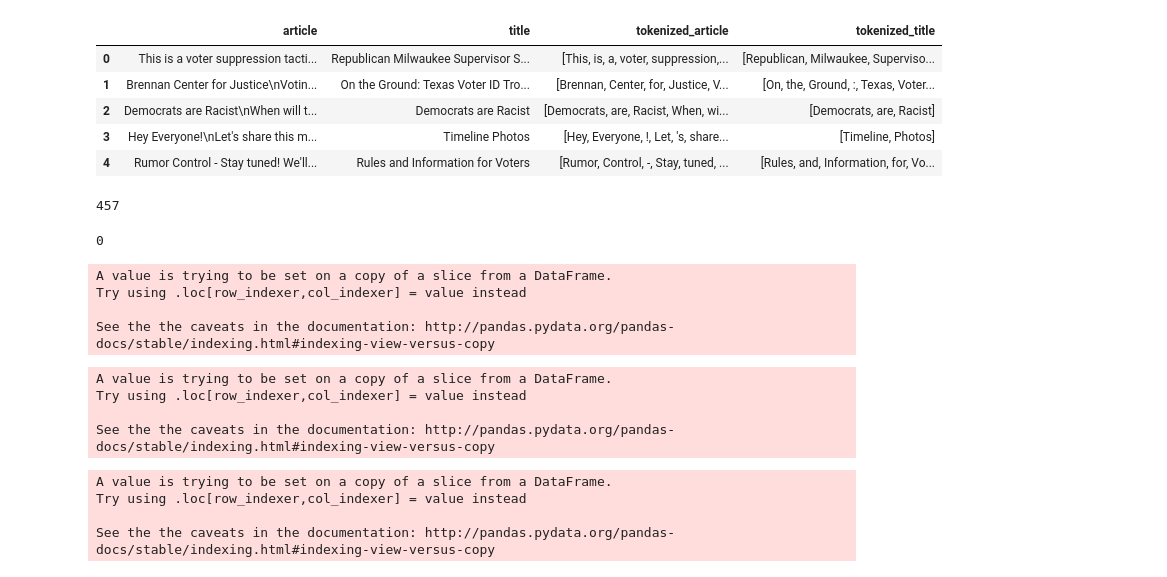
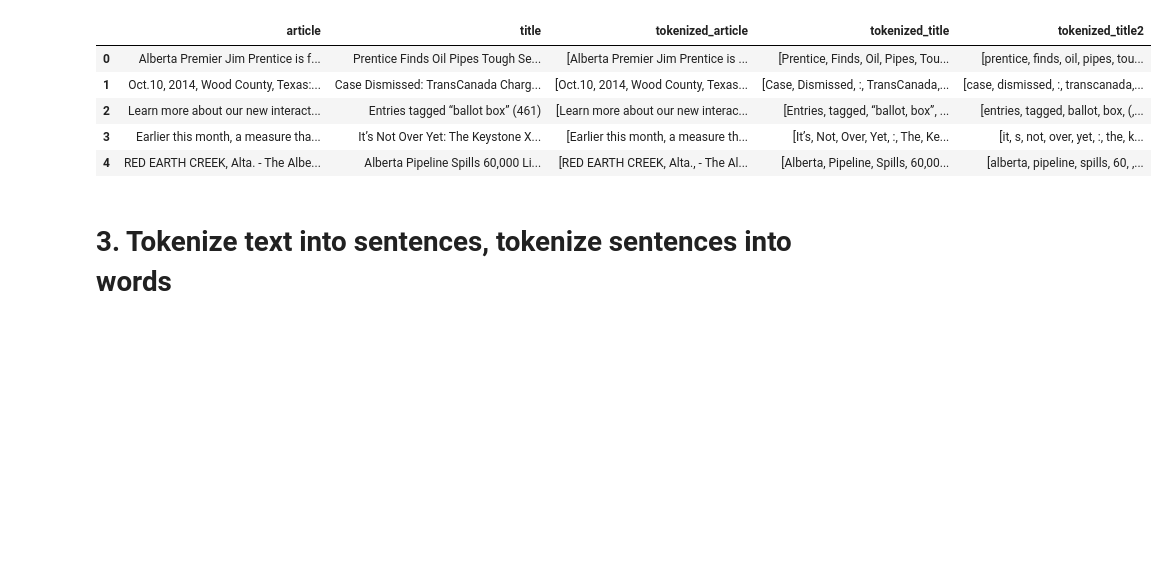
Before and after one commit to Anand-/nlp2014_final, a Jupyter notebook: robyn_keyphrase_addition.ipynb, the cells around one changed output. Saved outputs shown, nothing was run; the diff lists cells and outputs as text; code cells hidden in the pictures; blank space fills up the shorter version.

```diff
--- a/robyn_keyphrase_addition.ipynb
+++ b/robyn_keyphrase_addition.ipynb
@@ -209,9 +79,0 @@ df_votID = tokenizeTitlesContentToDf(votID)
-# %%
-df_votID.head()
-# %% [output]
-|  | article | title | tokenized_article | tokenized_title |
-| 0 | This is a voter suppression tacti... | Republican Milwaukee Supervisor S... | [This, is, a, voter, suppression,... | [Republican, Milwaukee, Superviso... |
-| 1 | Brennan Center for Justice\nVotin... | On the Ground: Texas Voter ID Tro... | [Brennan, Center, for, Justice, V... | [On, the, Ground, :, Texas, Voter... |
-| 2 | Democrats are Racist\nWhen will t... | Democrats are Racist | [Democrats, are, Racist, When, wi... | [Democrats, are, Racist] |
-| 3 | Hey Everyone!\nLet's share this m... | Timeline Photos | [Hey, Everyone, !, Let, 's, share... | [Timeline, Photos] |
-| 4 | Rumor Control - Stay tuned! We'll... | Rules and Information for Voters | [Rumor, Control, -, Stay, tuned, ... | [Rules, and, Information, for, Vo... |
@@ -222,11 +80,17 @@ df_votID_eng = df_votID[df_votID['spanish_check'].apply(lambda r: 'los' in r)==F
-# %%
-len(df_votID_eng)
-# %% [output]
-457
-# %%
-len(df_votID_eng[df_votID_eng['spanish_check'].apply(lambda r: 'los' in r)==True])
-# %% [output]
-0
+# %%
+kxl_list = readFilestoList('data/Keystonexl/')
+kxl = jsonToDict(kxl_list)
+df_kxl = tokenizeDictionaryContentToDf(kxl)
+df_kxl.head()
+# %% [output]
+|  | article | title | tokenized_article | tokenized_title | tokenized_title2 |
+| 0 | Alberta Premier Jim Prentice is f... | Prentice Finds Oil Pipes Tough Se... | [Alberta Premier Jim Prentice is ... | [Prentice, Finds, Oil, Pipes, Tou... | [prentice, finds, oil, pipes, tou... |
+| 1 | Oct.10, 2014, Wood County, Texas:... | Case Dismissed: TransCanada Charg... | [Oct.10, 2014, Wood County, Texas... | [Case, Dismissed, :, TransCanada,... | [case, dismissed, :, transcanada,... |
+| 2 | Learn more about our new interact... | Entries tagged “ballot box” (461) | [Learn more about our new interac... | [Entries, tagged, “ballot, box”, ... | [entries, tagged, ballot, box, (,... |
+| 3 | Earlier this month, a measure tha... | It’s Not Over Yet: The Keystone X... | [Earlier this month, a measure th... | [It’s, Not, Over, Yet, :, The, Ke... | [it, s, not, over, yet, :, the, k... |
+| 4 | RED EARTH CREEK, Alta. - The Albe... | Alberta Pipeline Spills 60,000 Li... | [RED EARTH CREEK, Alta., - The Al... | [Alberta, Pipeline, Spills, 60,00... | [alberta, pipeline, spills, 60, ,... |
+# %% [markdown]
+# 3. Tokenize text into sentences, tokenize sentences into words
 # %%
 #functions for tokenizing sentences
 def listToTokens(sentenceList):
@@ -260,24 +124,3 @@ def tokensPOStag(columnname, df, option='article'):
         columntitle = 'pos_tagged_%s' %columnname
         df[columntitle] = df[columnname].map(tagTitle)
         return df
-# %%
-df_votID_eng = docsIntoSents('article', df_votID_eng)
-# %% [output]
-A value is trying to be set on a copy of a slice from a DataFrame.
-Try using .loc[row_indexer,col_indexer] = value instead
-
-See the the caveats in the documentation: http://pandas.pydata.org/pandas-docs/stable/indexing.html#indexing-view-versus-copy
-# %%
-df_votID_eng = sentsIntoTokens('sent_tokenized', df_votID_eng)
-# %% [output]
-A value is trying to be set on a copy of a slice from a DataFrame.
-Try using .loc[row_indexer,col_indexer] = value instead
-
-See the the caveats in the documentation: http://pandas.pydata.org/pandas-docs/stable/indexing.html#indexing-view-versus-copy
-# %%
-df_votID_eng = tokensPOStag('word_tokenized', df_votID_eng)
-# %% [output]
-A value is trying to be set on a copy of a slice from a DataFrame.
-Try using .loc[row_indexer,col_indexer] = value instead
-
-See the the caveats in the documentation: http://pandas.pydata.org/pandas-docs/stable/indexing.html#indexing-view-versus-copy
```
Also changed, not shown: parts of 73 cells of this notebook, 1 other file.
